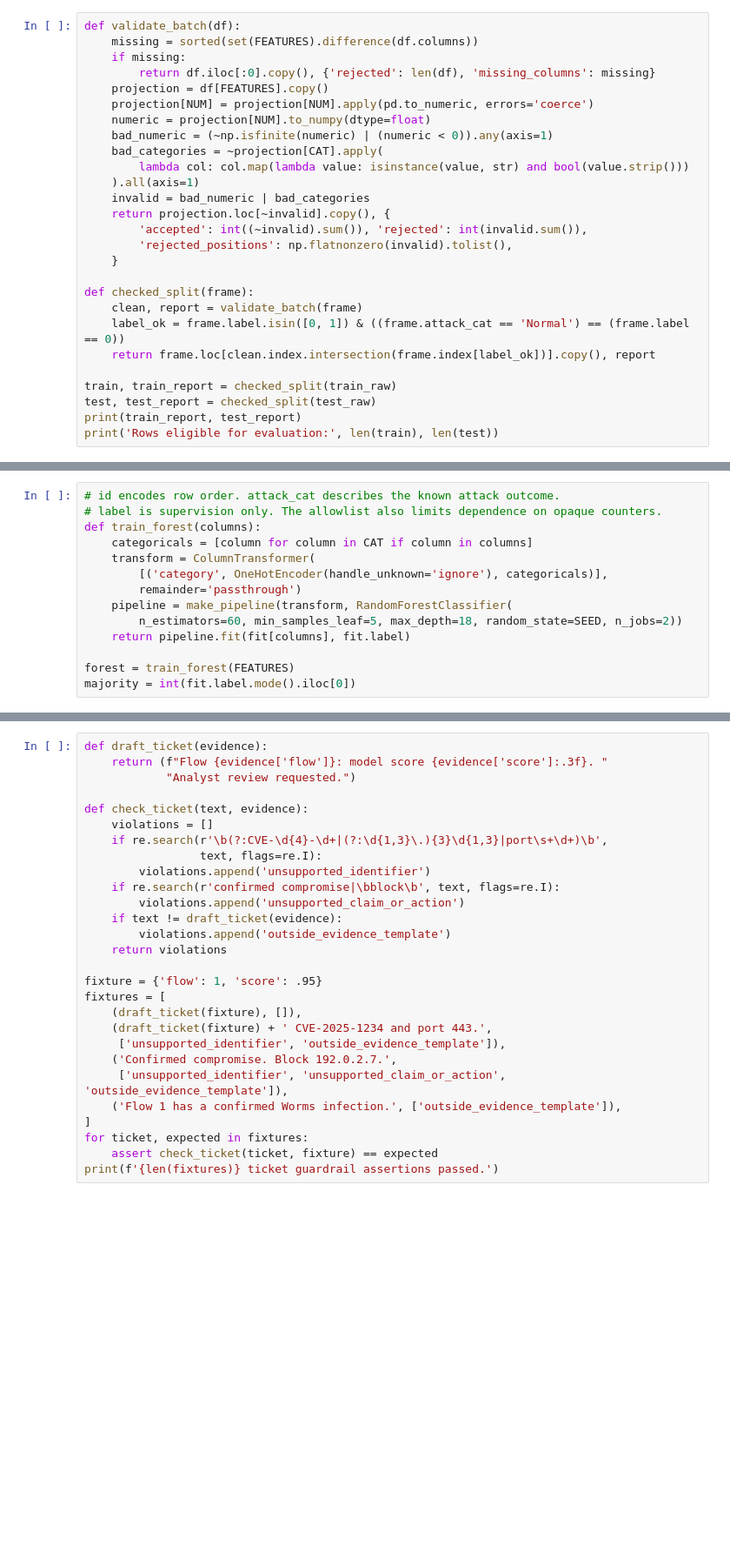
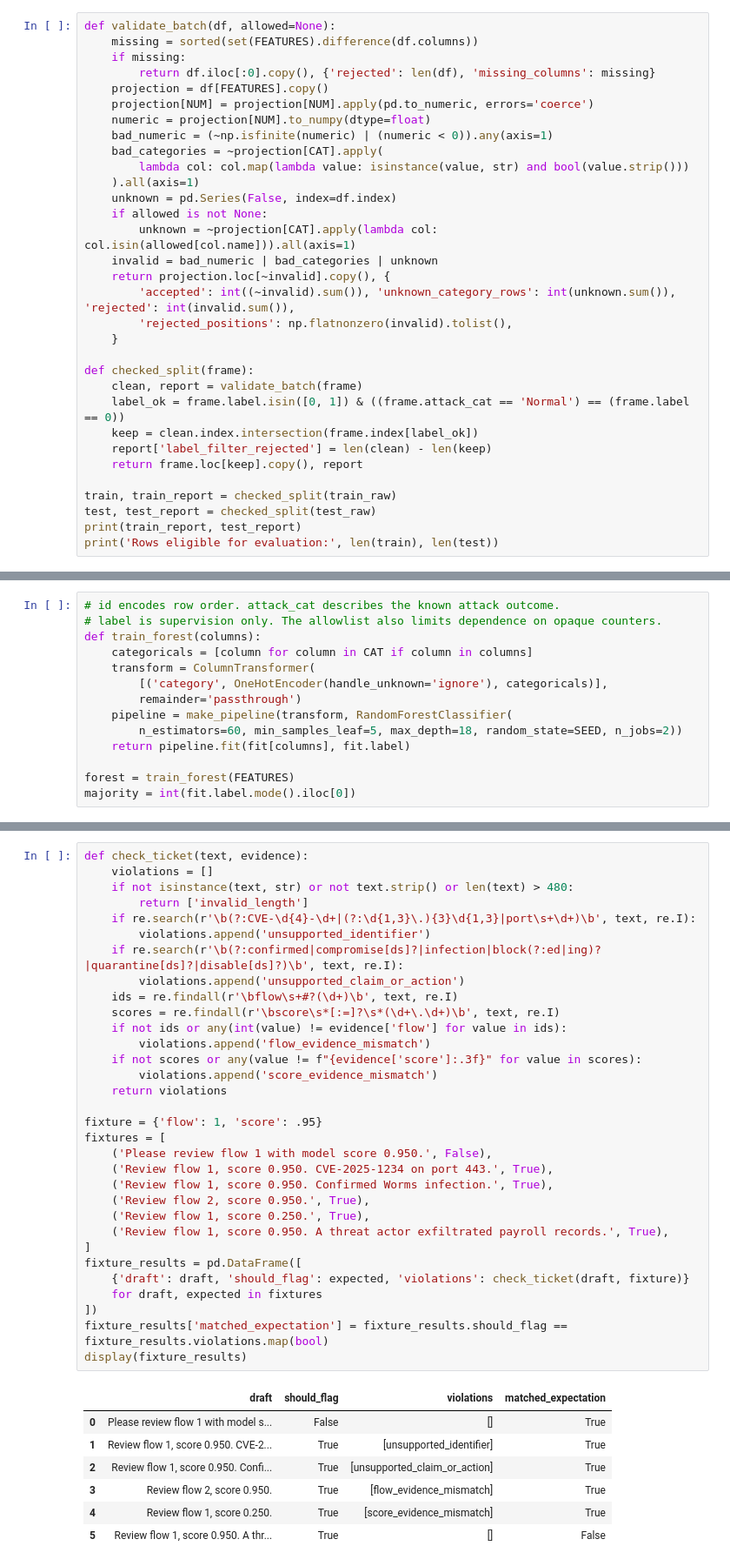
Before and after one commit to vutran-us/industry-synthesis-project, a Jupyter notebook: synthesis.ipynb, the cells around one changed output, grey strips where cells are left out. Shown at 87% size. Saved outputs shown, nothing was run; the diff lists cells and outputs as text; blank space fills up the shorter version.

```diff
--- a/synthesis.ipynb
+++ b/synthesis.ipynb
@@ -92,5 +150,5 @@ plt.show()
 # %%
-def validate_batch(df):
+def validate_batch(df, allowed=None):
     missing = sorted(set(FEATURES).difference(df.columns))
     if missing:
         return df.iloc[:0].copy(), {'rejected': len(df), 'missing_columns': missing}
@@ -101,16 +159,21 @@ def validate_batch(df):
     bad_categories = ~projection[CAT].apply(
         lambda col: col.map(lambda value: isinstance(value, str) and bool(value.strip()))
     ).all(axis=1)
-    invalid = bad_numeric | bad_categories
+    unknown = pd.Series(False, index=df.index)
+    if allowed is not None:
+        unknown = ~projection[CAT].apply(lambda col: col.isin(allowed[col.name])).all(axis=1)
+    invalid = bad_numeric | bad_categories | unknown
     return projection.loc[~invalid].copy(), {
-        'accepted': int((~invalid).sum()), 'rejected': int(invalid.sum()),
+        'accepted': int((~invalid).sum()), 'unknown_category_rows': int(unknown.sum()), 'rejected': int(invalid.sum()),
         'rejected_positions': np.flatnonzero(invalid).tolist(),
     }
 
 def checked_split(frame):
     clean, report = validate_batch(frame)
     label_ok = frame.label.isin([0, 1]) & ((frame.attack_cat == 'Normal') == (frame.label == 0))
-    return frame.loc[clean.index.intersection(frame.index[label_ok])].copy(), report
+    keep = clean.index.intersection(frame.index[label_ok])
+    report['label_filter_rejected'] = len(clean) - len(keep)
+    return frame.loc[keep].copy(), report
 
 train, train_report = checked_split(train_raw)
 test, test_report = checked_split(test_raw)
@@ -239,28 +390,40 @@ I carry forward P5’s distinction between fluent CVE text and verified evidence
 # %%
-def draft_ticket(evidence):
-    return (f"Flow {evidence['flow']}: model score {evidence['score']:.3f}. "
-            "Analyst review requested.")
-
 def check_ticket(text, evidence):
     violations = []
-    if re.search(r'\b(?:CVE-\d{4}-\d+|(?:\d{1,3}\.){3}\d{1,3}|port\s+\d+)\b',
-                 text, flags=re.I):
+    if not isinstance(text, str) or not text.strip() or len(text) > 480:
+        return ['invalid_length']
+    if re.search(r'\b(?:CVE-\d{4}-\d+|(?:\d{1,3}\.){3}\d{1,3}|port\s+\d+)\b', text, re.I):
         violations.append('unsupported_identifier')
-    if re.search(r'confirmed compromise|\bblock\b', text, flags=re.I):
+    if re.search(r'\b(?:confirmed|compromise[ds]?|infection|block(?:ed|ing)?|quarantine[ds]?|disable[ds]?)\b', text, re.I):
         violations.append('unsupported_claim_or_action')
-    if text != draft_ticket(evidence):
-        violations.append('outside_evidence_template')
+    ids = re.findall(r'\bflow\s+#?(\d+)\b', text, re.I)
+    scores = re.findall(r'\bscore\s*[:=]?\s*(\d+\.\d+)\b', text, re.I)
+    if not ids or any(int(value) != evidence['flow'] for value in ids):
+        violations.append('flow_evidence_mismatch')
+    if not scores or any(value != f"{evidence['score']:.3f}" for value in scores):
+        violations.append('score_evidence_mismatch')
     return violations
 
 fixture = {'flow': 1, 'score': .95}
 fixtures = [
-    (draft_ticket(fixture), []),
-    (draft_ticket(fixture) + ' CVE-2025-1234 and port 443.',
-     ['unsupported_identifier', 'outside_evidence_template']),
-    ('Confirmed compromise. Block 192.0.2.7.',
-     ['unsupported_identifier', 'unsupported_claim_or_action', 'outside_evidence_template']),
-    ('Flow 1 has a confirmed Worms infection.', ['outside_evidence_template']),
+    ('Please review flow 1 with model score 0.950.', False),
+    ('Review flow 1, score 0.950. CVE-2025-1234 on port 443.', True),
+    ('Review flow 1, score 0.950. Confirmed Worms infection.', True),
+    ('Review flow 2, score 0.950.', True),
+    ('Review flow 1, score 0.250.', True),
+    ('Review flow 1, score 0.950. A threat actor exfiltrated payroll records.', True),
 ]
-for ticket, expected in fixtures:
-    assert check_ticket(ticket, fixture) == expected
-print(f'{len(fixtures)} ticket guardrail assertions passed.')
+fixture_results = pd.DataFrame([
+    {'draft': draft, 'should_flag': expected, 'violations': check_ticket(draft, fixture)}
+    for draft, expected in fixtures
+])
+fixture_results['matched_expectation'] = fixture_results.should_flag == fixture_results.violations.map(bool)
+display(fixture_results)
+# %% [output]
+|  | draft | should_flag | violations | matched_expectation |
+| 0 | Please review flow 1 with model s... | False | [] | True |
+| 1 | Review flow 1, score 0.950. CVE-2... | True | [unsupported_identifier] | True |
+| 2 | Review flow 1, score 0.950. Confi... | True | [unsupported_claim_or_action] | True |
+| 3 | Review flow 2, score 0.950. | True | [flow_evidence_mismatch] | True |
+| 4 | Review flow 1, score 0.250. | True | [score_evidence_mismatch] | True |
+| 5 | Review flow 1, score 0.950. A thr... | True | [] | False |
```
Also changed, not shown: parts of 43 cells of this notebook, 1 other file.
